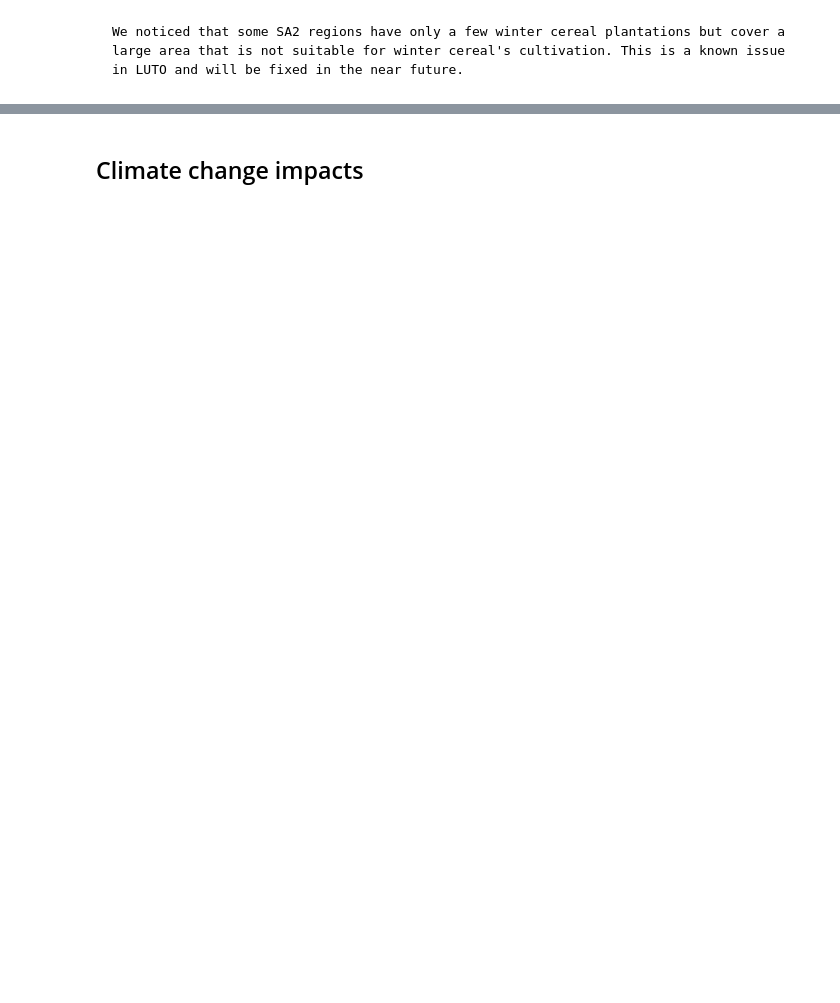
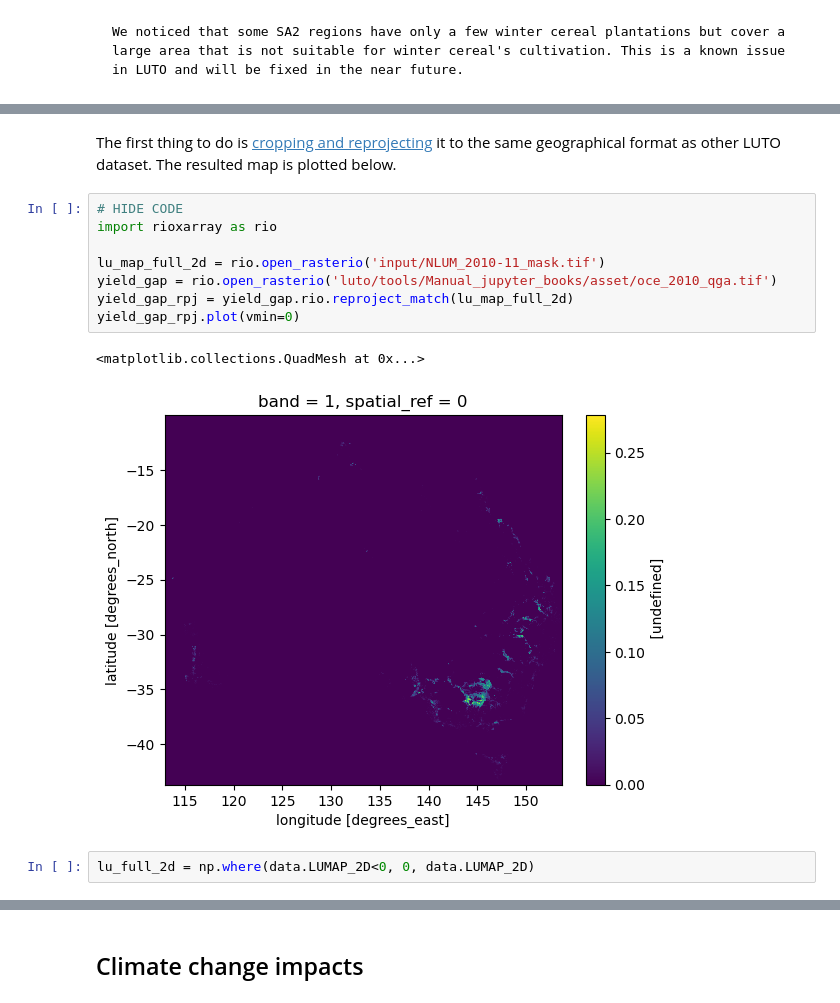
Before and after one commit to JinzhuWANG/LUTO_manual, a Jupyter notebook: _sources/Chap_1_LUTO_overview-2.ipynb, the cells around one changed output, grey strips where cells are left out. Drawn from its saved outputs; the diff is of its cells as text; blank space fills up the shorter version.

```diff
--- a/_sources/Chap_1_LUTO_overview-2.ipynb
+++ b/_sources/Chap_1_LUTO_overview-2.ipynb
@@ -220,0 +451,15 @@ We noticed that some SA2 regions have only a few winter cereal plantations but c
+# %% [markdown]
+The first thing to do is [cropping and reprojecting](https://corteva.github.io/rioxarray/html/examples/reproject_match.html) it to the same geographical format as other LUTO dataset. The resulted map is plotted below.
+# %%
+# HIDE CODE
+import rioxarray as rio
+
+lu_map_full_2d = rio.open_rasterio('input/NLUM_2010-11_mask.tif')
+yield_gap = rio.open_rasterio('luto/tools/Manual_jupyter_books/asset/oce_2010_qga.tif')
+yield_gap_rpj = yield_gap.rio.reproject_match(lu_map_full_2d)
+yield_gap_rpj.plot(vmin=0)
+# %% [output]
+<matplotlib.collections.QuadMesh at 0x...>
+[figure, added]
+# %%
+lu_full_2d = np.where(data.LUMAP_2D<0, 0, data.LUMAP_2D)
```
Also changed, not shown: parts of 77 cells of this notebook, 17 other files.
